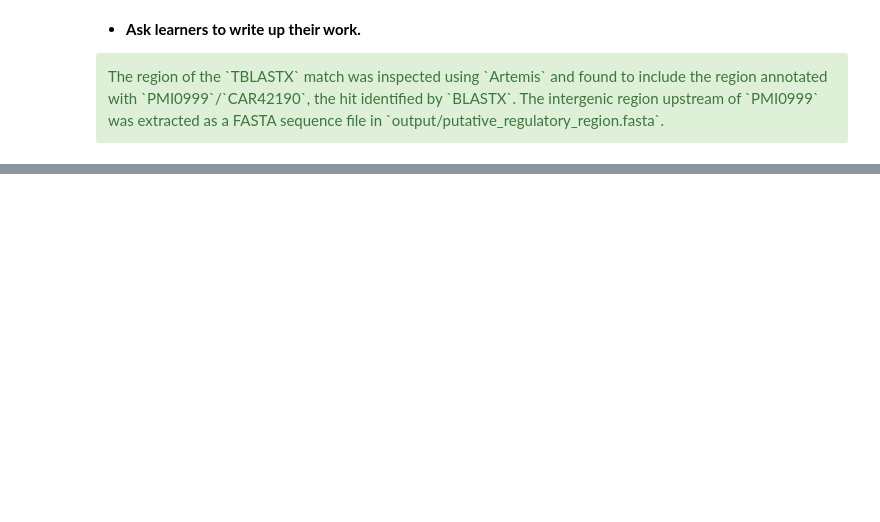
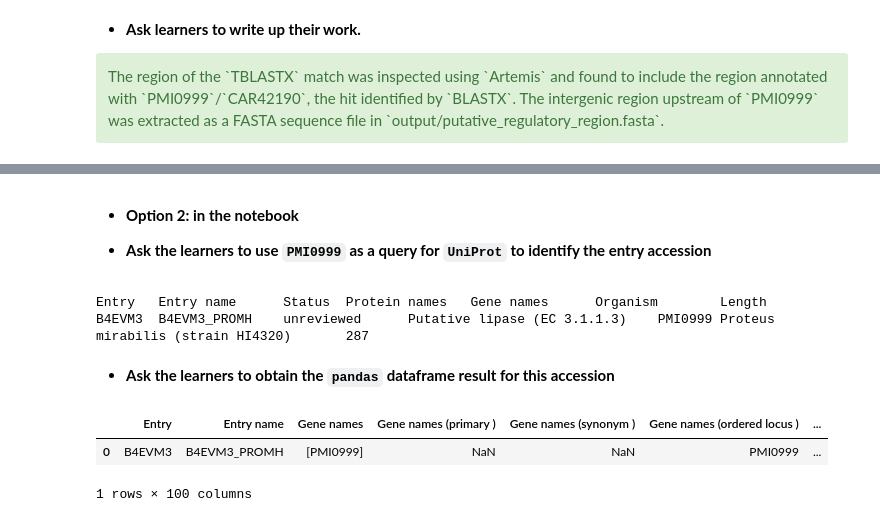
Before and after one commit to widdowquinn/2018-03-06-ibioic, a Jupyter notebook: 03-lipases/XX-runthrough.ipynb, the cells around one changed output, grey strips where cells are left out. Cells and saved outputs as stored; diff of their text form; code cells hidden in the pictures; blank space fills up the shorter version.

Commit message:
add runthrough section obtaining database cross references from UniProt

```diff
--- a/03-lipases/XX-runthrough.ipynb
+++ b/03-lipases/XX-runthrough.ipynb
@@ -385,0 +478,29 @@ The region of the `TBLASTX` match was inspected using `Artemis` and found to inc
+# %% [markdown]
+* **Option 2: in the notebook**
+
+* **Ask the learners to use `PMI0999` as a query for `UniProt` to identify the entry accession**
+# %%
+# Make a link to the UniProt webservice
+service = UniProt()
+
+# Make a new query string, and run a remote search at UniProt
+new_query = "PMI0999"
+new_result = service.search(new_query)
+
+# Inspect the result
+print(new_result)
+# %% [output]
+Entry   Entry name      Status  Protein names   Gene names      Organism        Length
+B4EVM3  B4EVM3_PROMH    unreviewed      Putative lipase (EC 3.1.1.3)    PMI0999 Proteus mirabilis (strain HI4320)       287
+# %% [markdown]
+* **Ask the learners to obtain the `pandas` dataframe result for this accession**
+# %%
+# Get a dataframe for a single accession ID
+df = service.get_df('B4EVM3')
+
+# View the dataframe
+df.head()
+# %% [output]
+|  | Entry | Entry name | Gene names | Gene names (primary ) | Gene names (synonym ) | Gene names (ordered locus ) | ... |
+| 0 | B4EVM3 | B4EVM3_PROMH | [PMI0999] | NaN | NaN | PMI0999 | ... |
+1 rows × 100 columns
```
Also changed, not shown: parts of 16 cells of this notebook, 1 other file.
